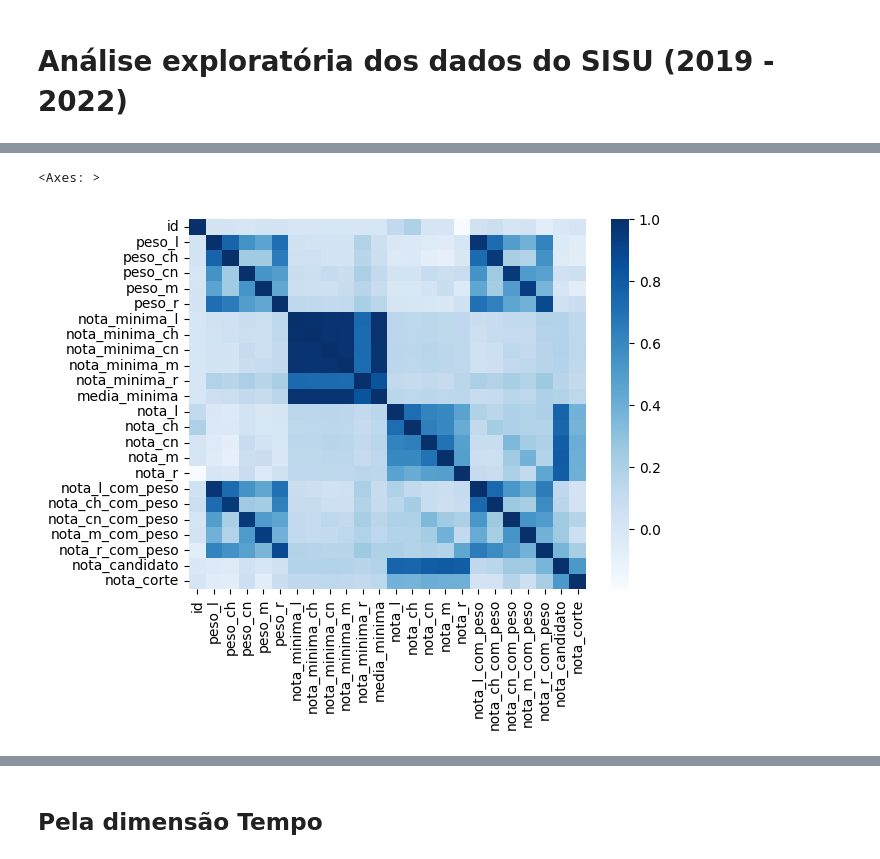
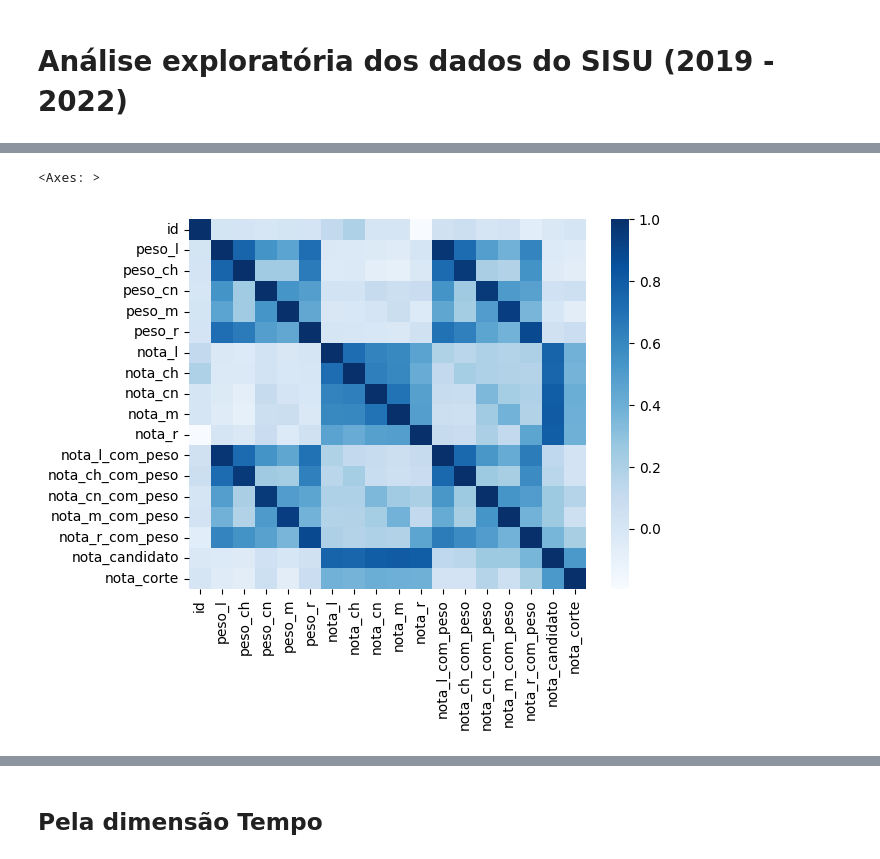
Before and after one commit to ChRxT09/projeto_integrador_3, a Jupyter notebook: notebooks/main.ipynb, the cells around one changed output, grey strips where cells are left out. Cells and saved outputs as stored; diff of their text form; code cells hidden in the pictures.

```diff
--- a/notebooks/main.ipynb
+++ b/notebooks/main.ipynb
@@ -39,5 +43,5 @@ df = pd.read_sql('''
     sd.nota_candidato,
     sd.nota_corte
   from sisu_nota sd
-  tablesample bernoulli(10)
+  tablesample bernoulli(15)
   ''', con=CONN)
@@ -116,5 +135,5 @@ notas_sem_pesos.hist(figsize=(6, 8), bins=15, xlabelsize=8, ylabelsize=8);
 # %%
-sns.heatmap(data=df.corr(), cmap='Blues')
+sns.heatmap(data=df.drop(columns=['nota_minima_l', 'nota_minima_ch', 'nota_minima_cn', 'nota_minima_m', 'nota_minima_r', 'media_minima']).corr(), cmap='Blues')
 # %% [output]
 <Axes: >
-[figure, old version]
+[figure, new version]
```
Also changed, not shown: parts of 31 cells of this notebook.
